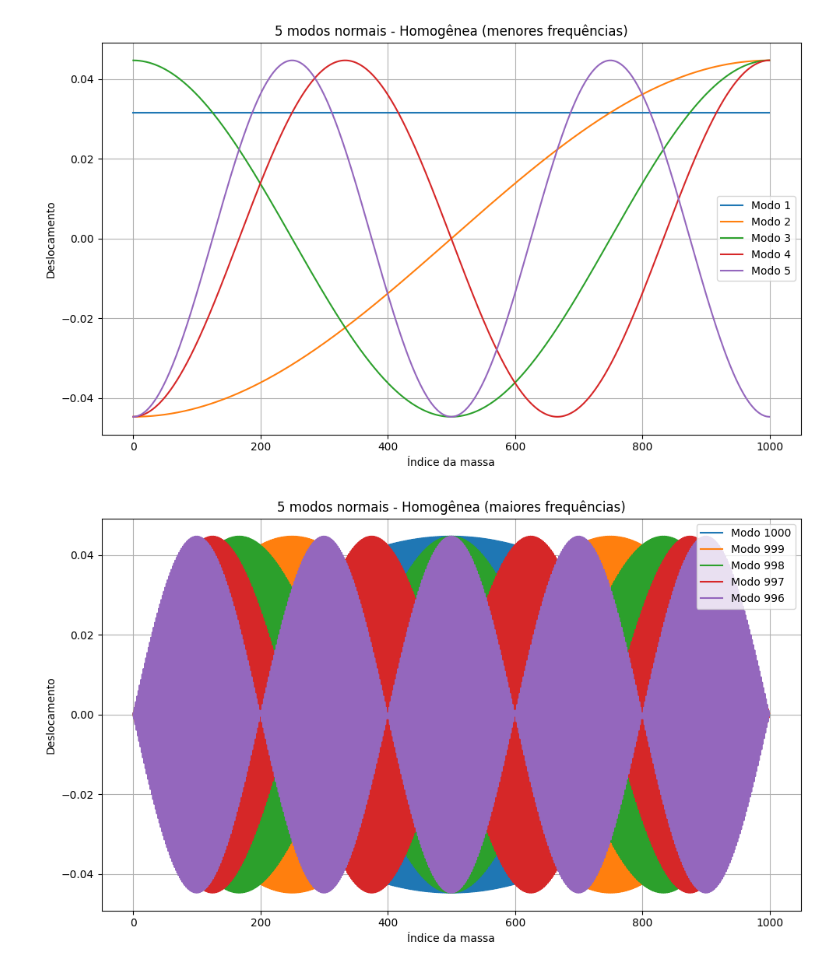
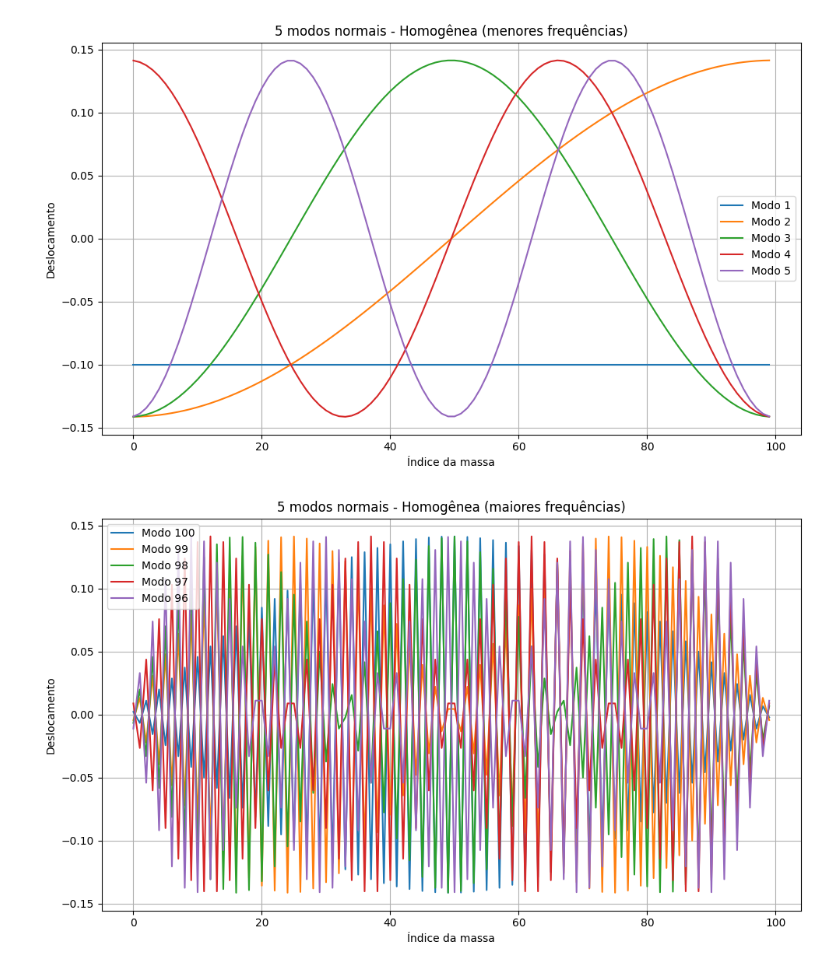
Before and after one commit to KaiqueFalcao/AV5, a Jupyter notebook: AV5.ipynb, the cells around one changed output. Saved outputs shown, nothing was run; the diff lists cells and outputs as text; code cells hidden in the pictures.

```diff
--- a/AV5.ipynb
+++ b/AV5.ipynb
@@ -6,7 +6,7 @@ from scipy.linalg import eig
 import matplotlib.pyplot as plt
 
 # Parâmetros
-N = 1000
+N = 100
 m = 1.0
 k = 1.0
 k2 = 5.0
@@ -174,2 +174,2 @@ Autovalores com defeito λ (omega²):
-[figure, old version]
+[figure, new version]
-[figure, old version]
+[figure, new version]
```
Also changed, not shown: parts of 3 cells of this notebook.
